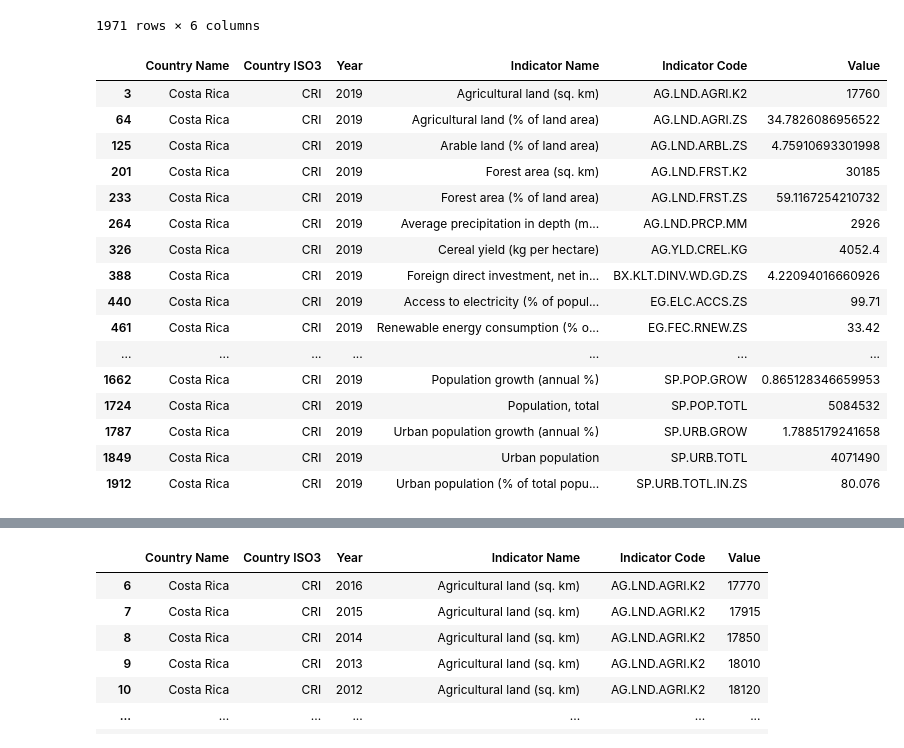
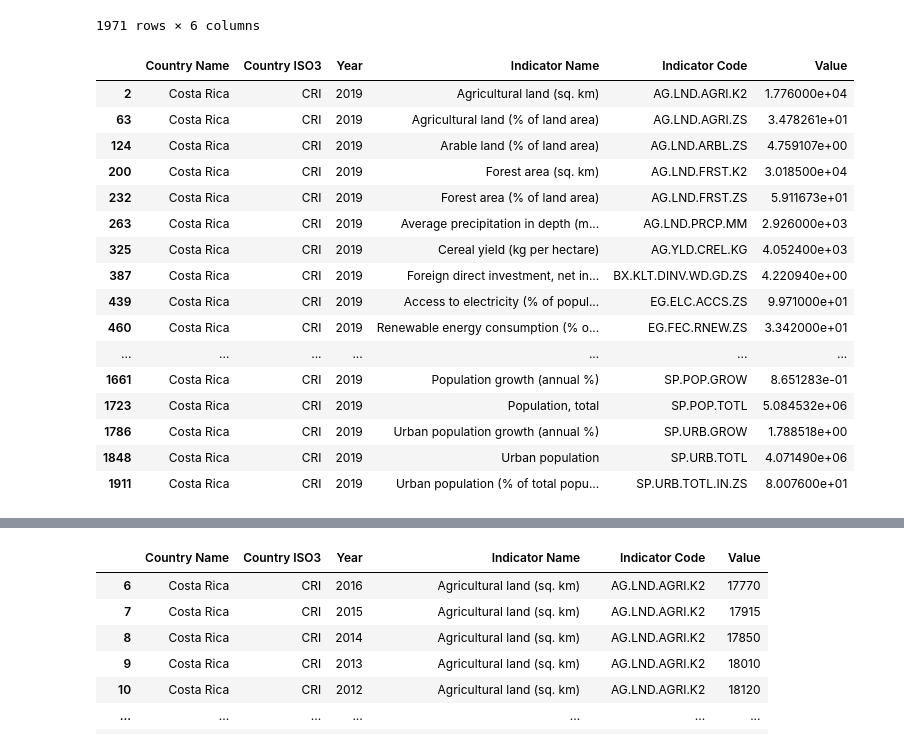
Before and after one commit to Sequro/IntroAD, a Jupyter notebook: TestCSVss.ipynb, the cells around one changed output, grey strips where cells are left out. Drawn from its saved outputs; the diff is of its cells as text; code cells hidden in the pictures.

```diff
--- a/TestCSVss.ipynb
+++ b/TestCSVss.ipynb
@@ -28,26 +28,26 @@ indicators=data['Indicator Name'].unique()
 indicators
 # %%
 # Datos del año 2019.
-datos_2019 = data.loc[(data['Year'] == '2019')]
+datos_2019 = data.loc[(data['Year'] == 2019)]
 datos_2019
 # %% [output]
 |  | Country Name | Country ISO3 | Year | Indicator Name | Indicator Code | Value |
-| 3 | Costa Rica | CRI | 2019 | Agricultural land (sq. km) | AG.LND.AGRI.K2 | 17760 |
-| 64 | Costa Rica | CRI | 2019 | Agricultural land (% of land area) | AG.LND.AGRI.ZS | 34.7826086956522 |
-| 125 | Costa Rica | CRI | 2019 | Arable land (% of land area) | AG.LND.ARBL.ZS | 4.75910693301998 |
-| 201 | Costa Rica | CRI | 2019 | Forest area (sq. km) | AG.LND.FRST.K2 | 30185 |
-| 233 | Costa Rica | CRI | 2019 | Forest area (% of land area) | AG.LND.FRST.ZS | 59.1167254210732 |
-| 264 | Costa Rica | CRI | 2019 | Average precipitation in depth (m... | AG.LND.PRCP.MM | 2926 |
-| 326 | Costa Rica | CRI | 2019 | Cereal yield (kg per hectare) | AG.YLD.CREL.KG | 4052.4 |
-| 388 | Costa Rica | CRI | 2019 | Foreign direct investment, net in... | BX.KLT.DINV.WD.GD.ZS | 4.22094016660926 |
-| 440 | Costa Rica | CRI | 2019 | Access to electricity (% of popul... | EG.ELC.ACCS.ZS | 99.71 |
-| 461 | Costa Rica | CRI | 2019 | Renewable energy consumption (% o... | EG.FEC.RNEW.ZS | 33.42 |
+| 2 | Costa Rica | CRI | 2019 | Agricultural land (sq. km) | AG.LND.AGRI.K2 | 1.776000e+04 |
+| 63 | Costa Rica | CRI | 2019 | Agricultural land (% of land area) | AG.LND.AGRI.ZS | 3.478261e+01 |
+| 124 | Costa Rica | CRI | 2019 | Arable land (% of land area) | AG.LND.ARBL.ZS | 4.759107e+00 |
+| 200 | Costa Rica | CRI | 2019 | Forest area (sq. km) | AG.LND.FRST.K2 | 3.018500e+04 |
+| 232 | Costa Rica | CRI | 2019 | Forest area (% of land area) | AG.LND.FRST.ZS | 5.911673e+01 |
+| 263 | Costa Rica | CRI | 2019 | Average precipitation in depth (m... | AG.LND.PRCP.MM | 2.926000e+03 |
+| 325 | Costa Rica | CRI | 2019 | Cereal yield (kg per hectare) | AG.YLD.CREL.KG | 4.052400e+03 |
+| 387 | Costa Rica | CRI | 2019 | Foreign direct investment, net in... | BX.KLT.DINV.WD.GD.ZS | 4.220940e+00 |
+| 439 | Costa Rica | CRI | 2019 | Access to electricity (% of popul... | EG.ELC.ACCS.ZS | 9.971000e+01 |
+| 460 | Costa Rica | CRI | 2019 | Renewable energy consumption (% o... | EG.FEC.RNEW.ZS | 3.342000e+01 |
 | ... | ... | ... | ... | ... | ... | ... |
-| 1662 | Costa Rica | CRI | 2019 | Population growth (annual %) | SP.POP.GROW | 0.865128346659953 |
-| 1724 | Costa Rica | CRI | 2019 | Population, total | SP.POP.TOTL | 5084532 |
-| 1787 | Costa Rica | CRI | 2019 | Urban population growth (annual %) | SP.URB.GROW | 1.7885179241658 |
-| 1849 | Costa Rica | CRI | 2019 | Urban population | SP.URB.TOTL | 4071490 |
-| 1912 | Costa Rica | CRI | 2019 | Urban population (% of total popu... | SP.URB.TOTL.IN.ZS | 80.076 |
+| 1661 | Costa Rica | CRI | 2019 | Population growth (annual %) | SP.POP.GROW | 8.651283e-01 |
+| 1723 | Costa Rica | CRI | 2019 | Population, total | SP.POP.TOTL | 5.084532e+06 |
+| 1786 | Costa Rica | CRI | 2019 | Urban population growth (annual %) | SP.URB.GROW | 1.788518e+00 |
+| 1848 | Costa Rica | CRI | 2019 | Urban population | SP.URB.TOTL | 4.071490e+06 |
+| 1911 | Costa Rica | CRI | 2019 | Urban population (% of total popu... | SP.URB.TOTL.IN.ZS | 8.007600e+01 |
 # %%
 # Indicador "CO2 emissions (kt)" para 2018.
 agricultural_2018 = data.loc[(data['Year'] == '2018') & (data['Indicator Name'] == "CO2 emissions (kt)")]
```
Also changed, not shown: parts of 2 cells of this notebook.
